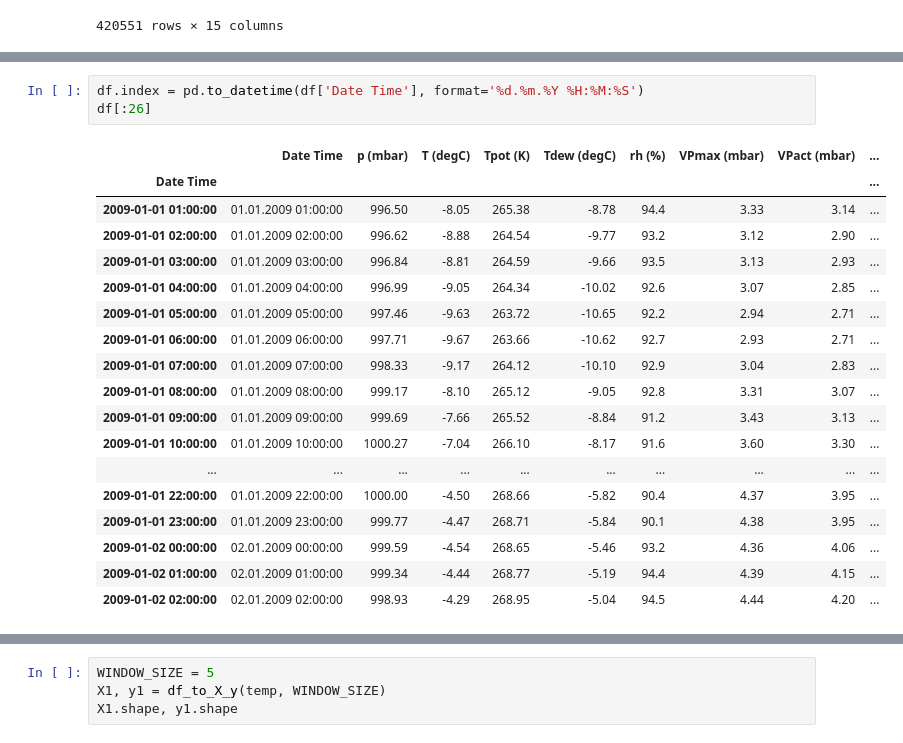
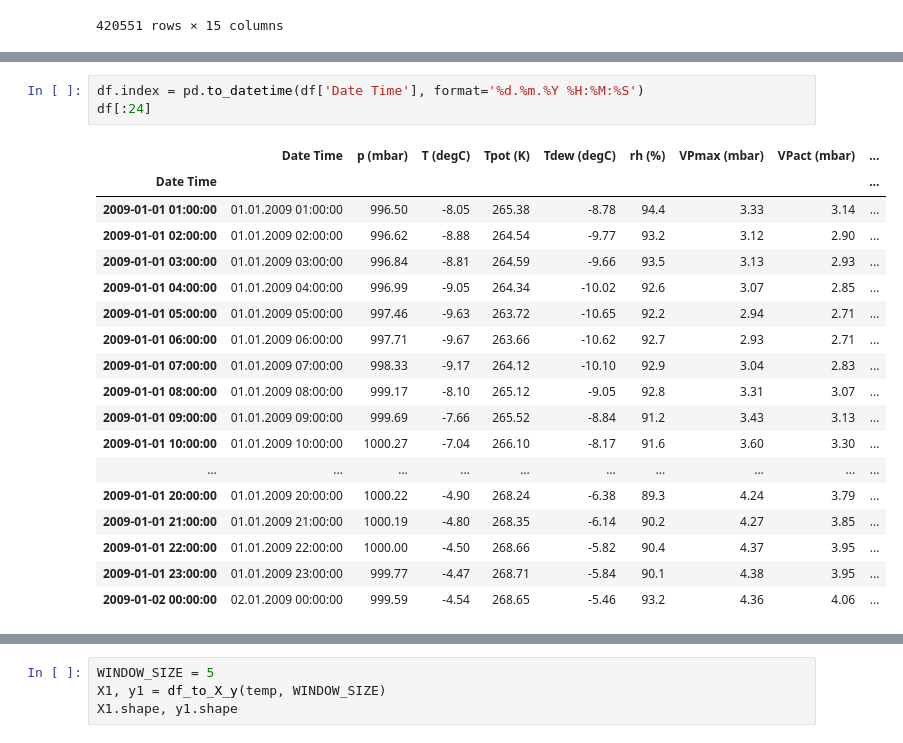
Before and after one commit to gregorywmorris/guided_projects, a Jupyter notebook: time_series/Greg_Hogg/LSTM_Time_Series_Forecasting_Tutorial_in_Python.ipynb, the cells around one changed output, grey strips where cells are left out. Saved outputs shown, nothing was run; the diff lists cells and outputs as text.

```diff
--- a/time_series/Greg_Hogg/LSTM_Time_Series_Forecasting_Tutorial_in_Python.ipynb
+++ b/time_series/Greg_Hogg/LSTM_Time_Series_Forecasting_Tutorial_in_Python.ipynb
@@ -52,25 +49,25 @@ df
 # %%
 df.index = pd.to_datetime(df['Date Time'], format='%d.%m.%Y %H:%M:%S')
-df[:26]
+df[:24]
 # %% [output]
 |  | Date Time | p (mbar) | T (degC) | Tpot (K) | Tdew (degC) | rh (%) | VPmax (mbar) | VPact (mbar) | ... |
 | Date Time |  |  |  |  |  |  |  |  | ... |
 | 2009-01-01 01:00:00 | 01.01.2009 01:00:00 | 996.50 | -8.05 | 265.38 | -8.78 | 94.4 | 3.33 | 3.14 | ... |
 | 2009-01-01 02:00:00 | 01.01.2009 02:00:00 | 996.62 | -8.88 | 264.54 | -9.77 | 93.2 | 3.12 | 2.90 | ... |
 | 2009-01-01 03:00:00 | 01.01.2009 03:00:00 | 996.84 | -8.81 | 264.59 | -9.66 | 93.5 | 3.13 | 2.93 | ... |
 | 2009-01-01 04:00:00 | 01.01.2009 04:00:00 | 996.99 | -9.05 | 264.34 | -10.02 | 92.6 | 3.07 | 2.85 | ... |
 | 2009-01-01 05:00:00 | 01.01.2009 05:00:00 | 997.46 | -9.63 | 263.72 | -10.65 | 92.2 | 2.94 | 2.71 | ... |
 | 2009-01-01 06:00:00 | 01.01.2009 06:00:00 | 997.71 | -9.67 | 263.66 | -10.62 | 92.7 | 2.93 | 2.71 | ... |
 | 2009-01-01 07:00:00 | 01.01.2009 07:00:00 | 998.33 | -9.17 | 264.12 | -10.10 | 92.9 | 3.04 | 2.83 | ... |
 | 2009-01-01 08:00:00 | 01.01.2009 08:00:00 | 999.17 | -8.10 | 265.12 | -9.05 | 92.8 | 3.31 | 3.07 | ... |
 | 2009-01-01 09:00:00 | 01.01.2009 09:00:00 | 999.69 | -7.66 | 265.52 | -8.84 | 91.2 | 3.43 | 3.13 | ... |
 | 2009-01-01 10:00:00 | 01.01.2009 10:00:00 | 1000.27 | -7.04 | 266.10 | -8.17 | 91.6 | 3.60 | 3.30 | ... |
 | ... | ... | ... | ... | ... | ... | ... | ... | ... | ... |
+| 2009-01-01 20:00:00 | 01.01.2009 20:00:00 | 1000.22 | -4.90 | 268.24 | -6.38 | 89.3 | 4.24 | 3.79 | ... |
+| 2009-01-01 21:00:00 | 01.01.2009 21:00:00 | 1000.19 | -4.80 | 268.35 | -6.14 | 90.2 | 4.27 | 3.85 | ... |
 | 2009-01-01 22:00:00 | 01.01.2009 22:00:00 | 1000.00 | -4.50 | 268.66 | -5.82 | 90.4 | 4.37 | 3.95 | ... |
 | 2009-01-01 23:00:00 | 01.01.2009 23:00:00 | 999.77 | -4.47 | 268.71 | -5.84 | 90.1 | 4.38 | 3.95 | ... |
 | 2009-01-02 00:00:00 | 02.01.2009 00:00:00 | 999.59 | -4.54 | 268.65 | -5.46 | 93.2 | 4.36 | 4.06 | ... |
-| 2009-01-02 01:00:00 | 02.01.2009 01:00:00 | 999.34 | -4.44 | 268.77 | -5.19 | 94.4 | 4.39 | 4.15 | ... |
-| 2009-01-02 02:00:00 | 02.01.2009 02:00:00 | 998.93 | -4.29 | 268.95 | -5.04 | 94.5 | 4.44 | 4.20 | ... |
 # %%
 temp = df['T (degC)']
 temp.plot()
```
Also changed, not shown: parts of 5 cells of this notebook.
